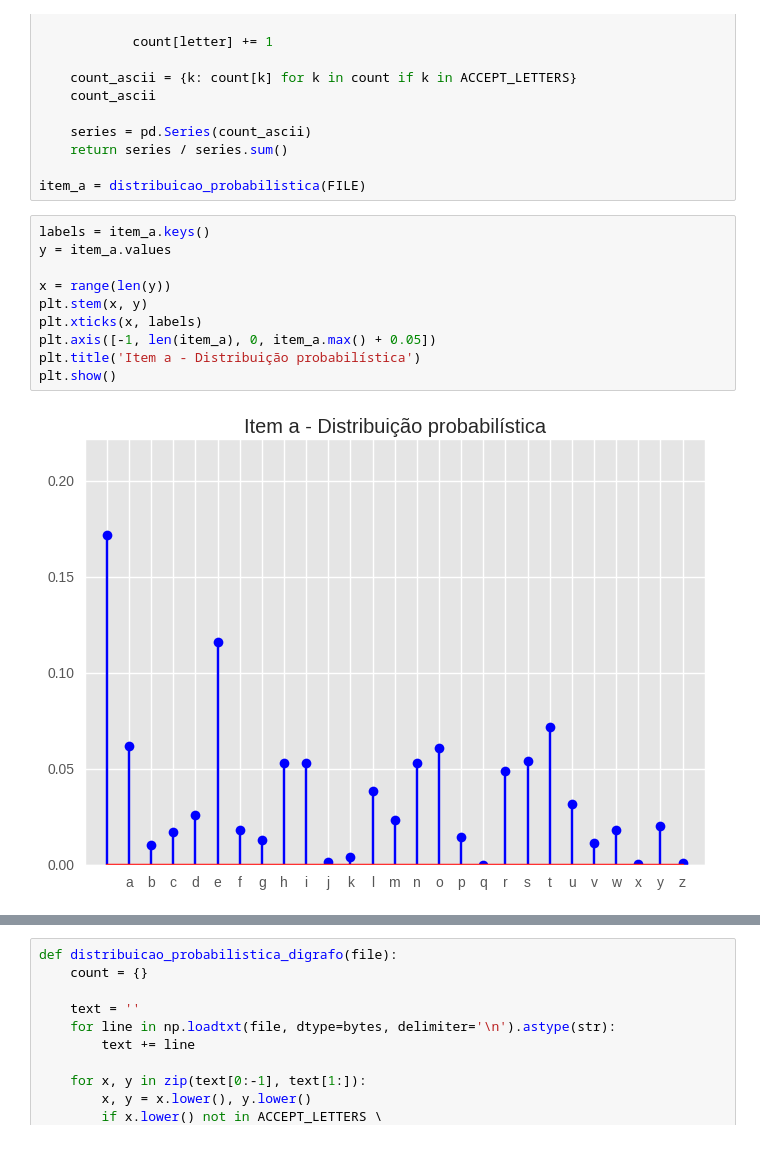
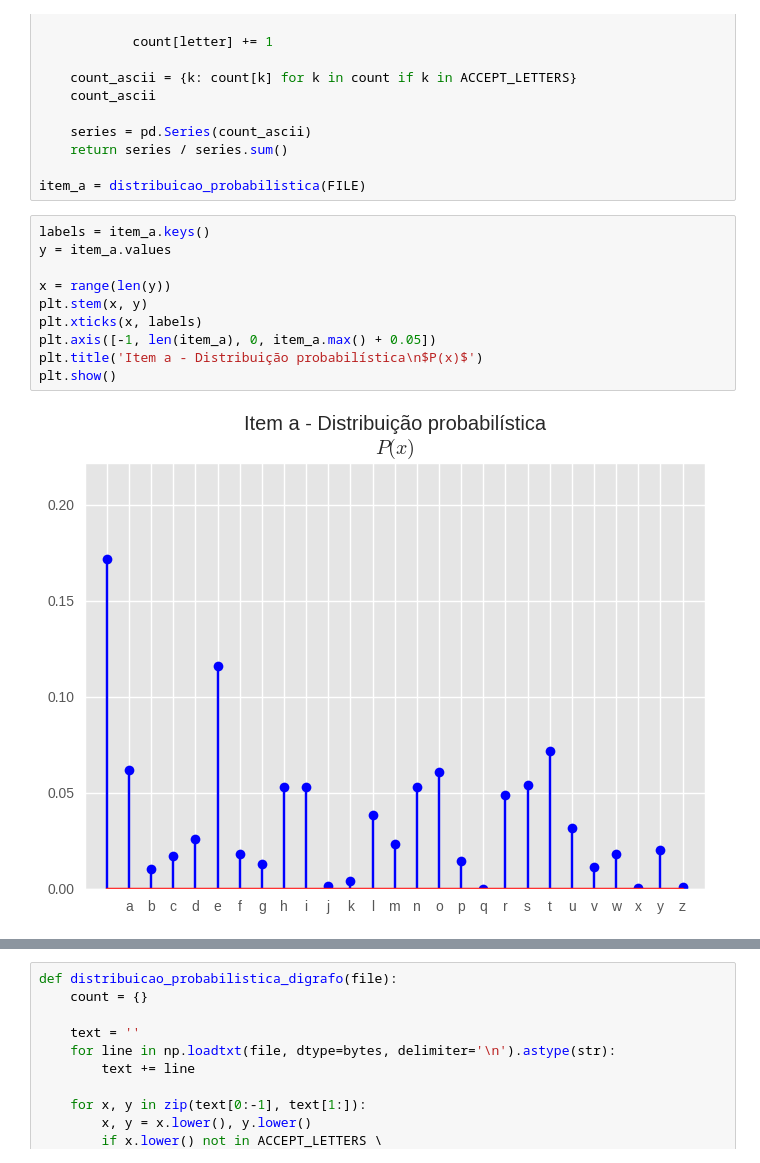
Before and after one commit to IFCE-Ciencia-da-Computacao-2011-2/UDM.316-Reconhecimento-de-Padroes, a Jupyter notebook: Exercicio 01 - 09.06/Exercicio 01.ipynb, the cells around one changed output, grey strips where cells are left out. Saved outputs shown, nothing was run; the diff lists cells and outputs as text.

```diff
--- a/Exercicio 01 - 09.06/Exercicio 01.ipynb
+++ b/Exercicio 01 - 09.06/Exercicio 01.ipynb
@@ -33,12 +37,12 @@ item_a = distribuicao_probabilistica(FILE)
 # %%
 labels = item_a.keys()
 y = item_a.values
 
 x = range(len(y))
 plt.stem(x, y)
 plt.xticks(x, labels)
 plt.axis([-1, len(item_a), 0, item_a.max() + 0.05])
-plt.title('Item a - Distribuição probabilística')
+plt.title('Item a - Distribuição probabilística\n$P(x)$')
 plt.show()
 # %% [output]
-[figure, old version]
+[figure, new version]
```
Also changed, not shown: parts of 7 cells of this notebook.
